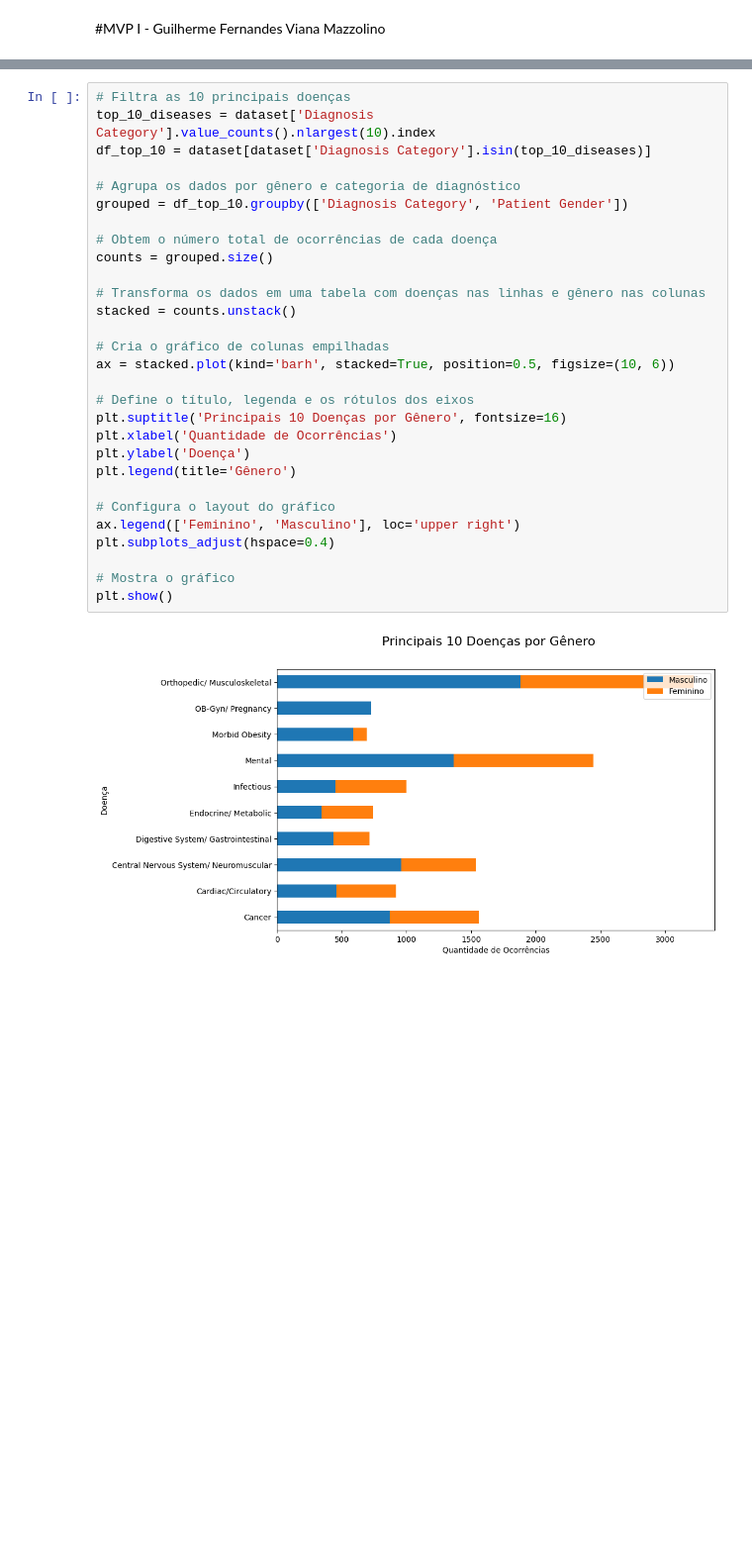
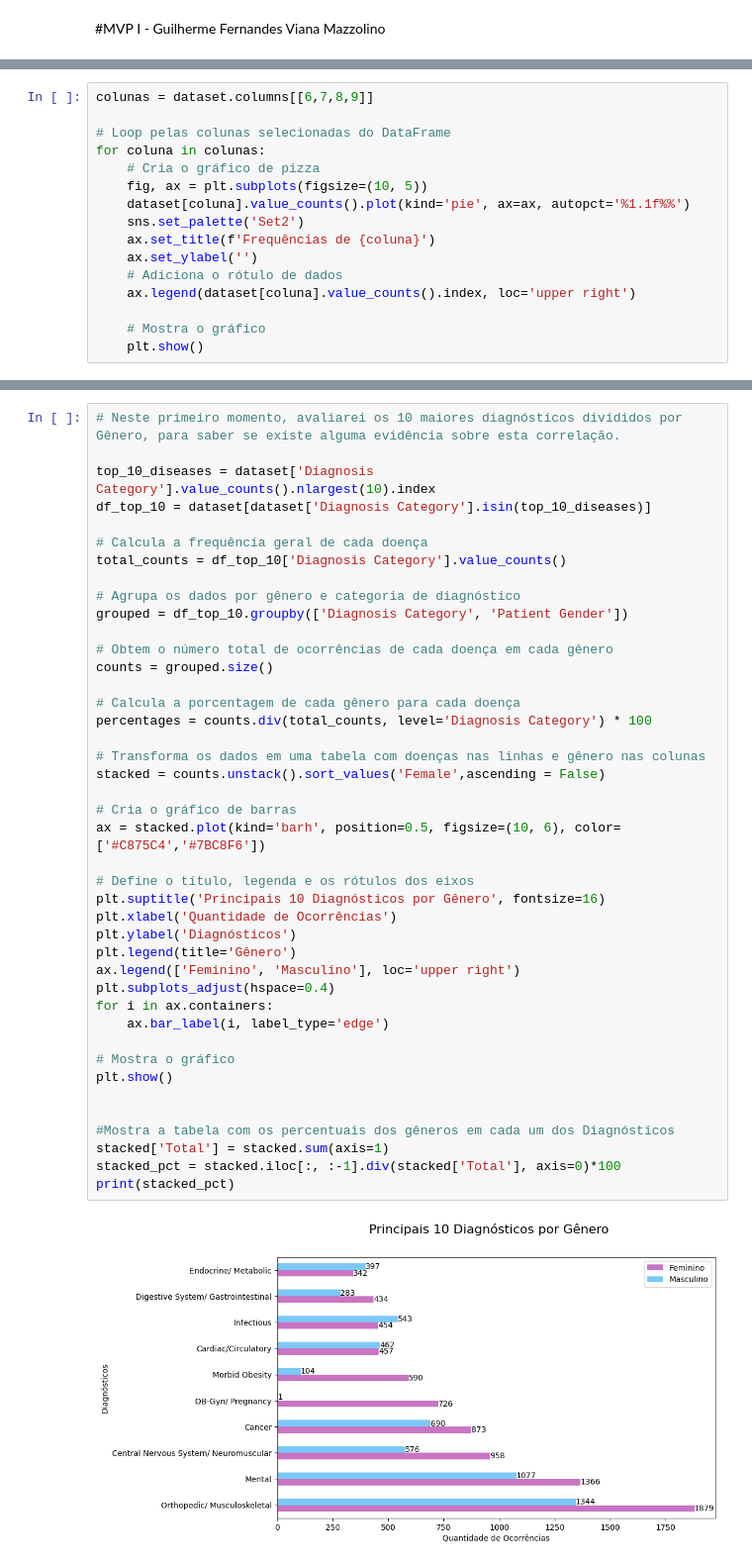
Before and after one commit to guimazzolino/MVP-I, a Jupyter notebook: MVP1.ipynb, the cells around one changed output, grey strips where cells are left out. Shown at 99% size. Drawn from its saved outputs; the diff is of its cells as text; blank space fills up the shorter version.

```diff
--- a/MVP1.ipynb
+++ b/MVP1.ipynb
@@ -48,0 +141,16 @@ print(df_top10)
+# %%
+colunas = dataset.columns[[6,7,8,9]]
+
+# Loop pelas colunas selecionadas do DataFrame
+for coluna in colunas:
+    # Cria o gráfico de pizza
+    fig, ax = plt.subplots(figsize=(10, 5))
+    dataset[coluna].value_counts().plot(kind='pie', ax=ax, autopct='%1.1f%%')
+    sns.set_palette('Set2')
+    ax.set_title(f'Frequências de {coluna}')
+    ax.set_ylabel('')
+    # Adiciona o rótulo de dados
+    ax.legend(dataset[coluna].value_counts().index, loc='upper right')
+
+    # Mostra o gráfico
+    plt.show()
@@ -49,31 +235,44 @@ print(df_top10)
 # %%
-# Filtra as 10 principais doenças
+# Neste primeiro momento, avaliarei os 10 maiores diagnósticos divididos por Gênero, para saber se existe alguma evidência sobre esta correlação.
+
 top_10_diseases = dataset['Diagnosis Category'].value_counts().nlargest(10).index
 df_top_10 = dataset[dataset['Diagnosis Category'].isin(top_10_diseases)]
+
+# Calcula a frequência geral de cada doença
+total_counts = df_top_10['Diagnosis Category'].value_counts()
 
 # Agrupa os dados por gênero e categoria de diagnóstico
 grouped = df_top_10.groupby(['Diagnosis Category', 'Patient Gender'])
 
-# Obtem o número total de ocorrências de cada doença
+# Obtem o número total de ocorrências de cada doença em cada gênero
 counts = grouped.size()
 
+# Calcula a porcentagem de cada gênero para cada doença
+percentages = counts.div(total_counts, level='Diagnosis Category') * 100
+
 # Transforma os dados em uma tabela com doenças nas linhas e gênero nas colunas
-stacked = counts.unstack()
+stacked = counts.unstack().sort_values('Female',ascending = False)
 
-# Cria o gráfico de colunas empilhadas
-ax = stacked.plot(kind='barh', stacked=True, position=0.5, figsize=(10, 6))
+# Cria o gráfico de barras
+ax = stacked.plot(kind='barh', position=0.5, figsize=(10, 6), color=['#C875C4','#7BC8F6'])
 
 # Define o título, legenda e os rótulos dos eixos
-plt.suptitle('Principais 10 Doenças por Gênero', fontsize=16)
+plt.suptitle('Principais 10 Diagnósticos por Gênero', fontsize=16)
 plt.xlabel('Quantidade de Ocorrências')
-plt.ylabel('Doença')
+plt.ylabel('Diagnósticos')
 plt.legend(title='Gênero')
-
-# Configura o layout do gráfico
 ax.legend(['Feminino', 'Masculino'], loc='upper right')
 plt.subplots_adjust(hspace=0.4)
+for i in ax.containers:
+    ax.bar_label(i, label_type='edge')
 
 # Mostra o gráfico
 plt.show()
+
+
+#Mostra a tabela com os percentuais dos gêneros em cada um dos Diagnósticos
+stacked['Total'] = stacked.sum(axis=1)
+stacked_pct = stacked.iloc[:, :-1].div(stacked['Total'], axis=0)*100
+print(stacked_pct)
 # %% [output]
-[figure, old version]
+[figure, new version]
```
Also changed, not shown: parts of 25 cells of this notebook.
